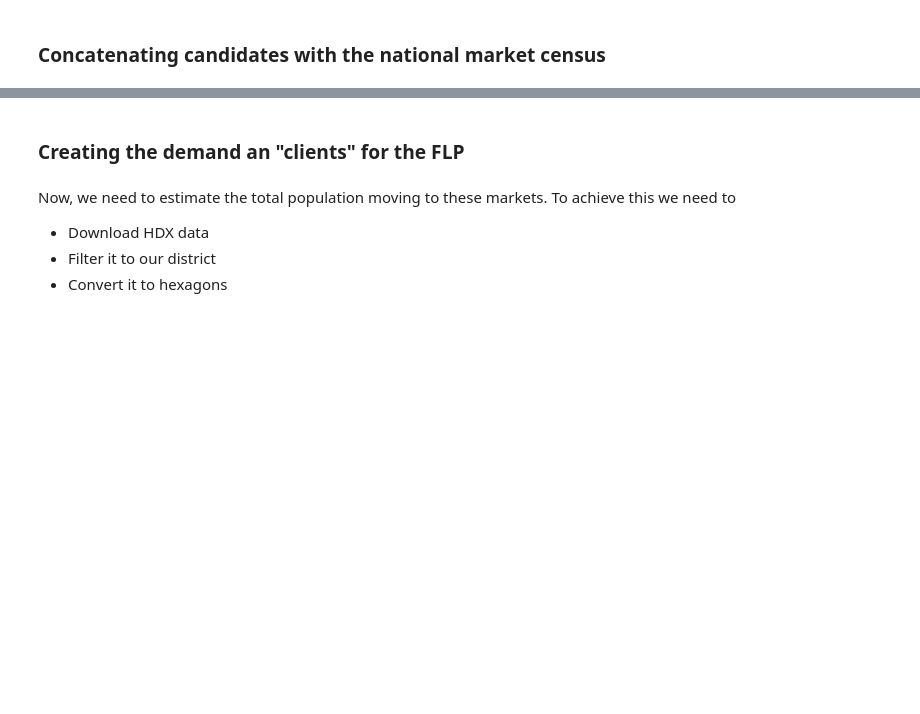
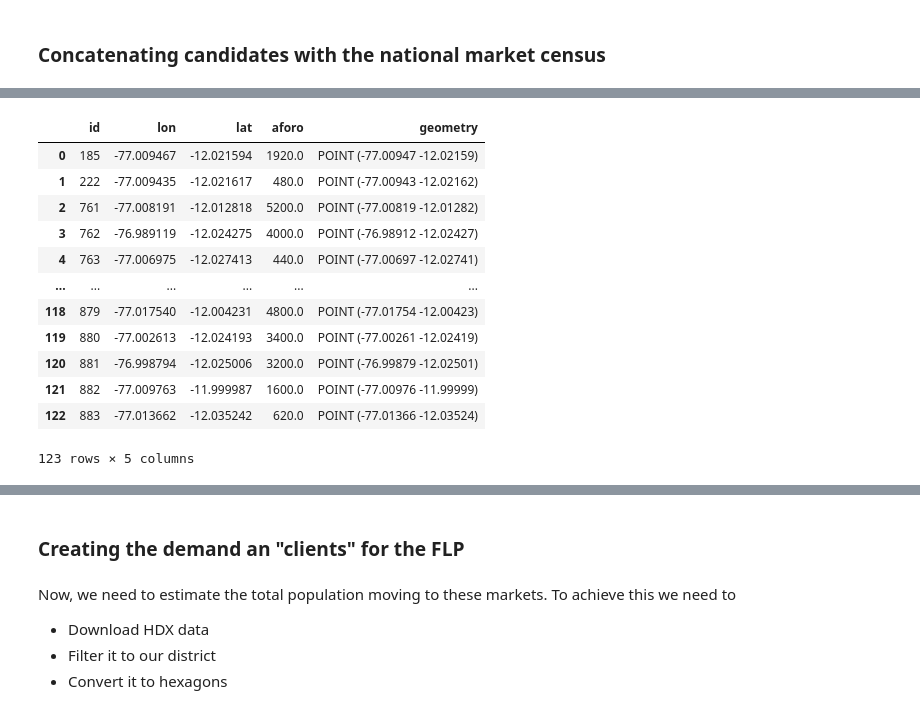
Before and after one commit to EL-BID/urbanpy, a Jupyter notebook: notebooks/Market Facility Location with Python.ipynb, the cells around one changed output, grey strips where cells are left out. Drawn from its saved outputs; the diff is of its cells as text; code cells hidden in the pictures; blank space fills up the shorter version.

```diff
--- a/notebooks/Market Facility Location with Python.ipynb
+++ b/notebooks/Market Facility Location with Python.ipynb
@@ -110,3 +98,19 @@ candidates = candidates[['id', 'lat', 'lon', 'geometry']]
+# %%
+merc
+# %% [output]
+|  | id | lon | lat | aforo | geometry |
+| 0 | 185 | -77.009467 | -12.021594 | 1920.0 | POINT (-77.00947 -12.02159) |
+| 1 | 222 | -77.009435 | -12.021617 | 480.0 | POINT (-77.00943 -12.02162) |
+| 2 | 761 | -77.008191 | -12.012818 | 5200.0 | POINT (-77.00819 -12.01282) |
+| 3 | 762 | -76.989119 | -12.024275 | 4000.0 | POINT (-76.98912 -12.02427) |
+| 4 | 763 | -77.006975 | -12.027413 | 440.0 | POINT (-77.00697 -12.02741) |
+| ... | ... | ... | ... | ... | ... |
+| 118 | 879 | -77.017540 | -12.004231 | 4800.0 | POINT (-77.01754 -12.00423) |
+| 119 | 880 | -77.002613 | -12.024193 | 3400.0 | POINT (-77.00261 -12.02419) |
+| 120 | 881 | -76.998794 | -12.025006 | 3200.0 | POINT (-76.99879 -12.02501) |
+| 121 | 882 | -77.009763 | -11.999987 | 1600.0 | POINT (-77.00976 -11.99999) |
+| 122 | 883 | -77.013662 | -12.035242 | 620.0 | POINT (-77.01366 -12.03524) |
+123 rows × 5 columns
 # %%
 candidates = gpd.GeoDataFrame(pd.concat([candidates, merc])).reset_index(drop=True)
 # %%
```
Also changed, not shown: parts of 35 cells of this notebook.
